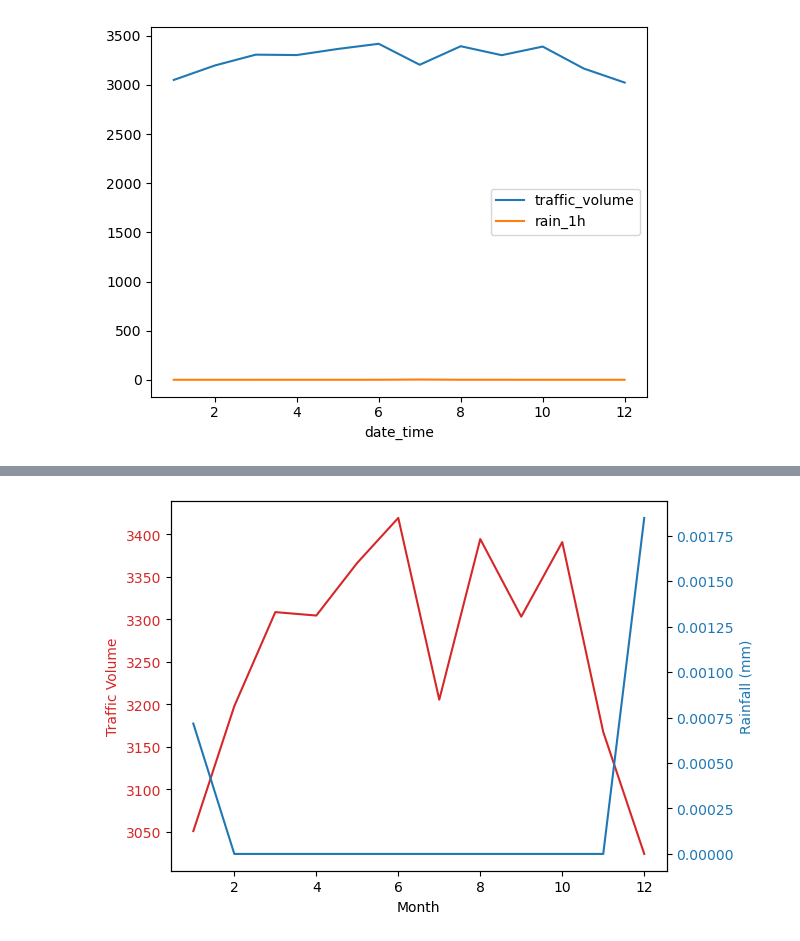
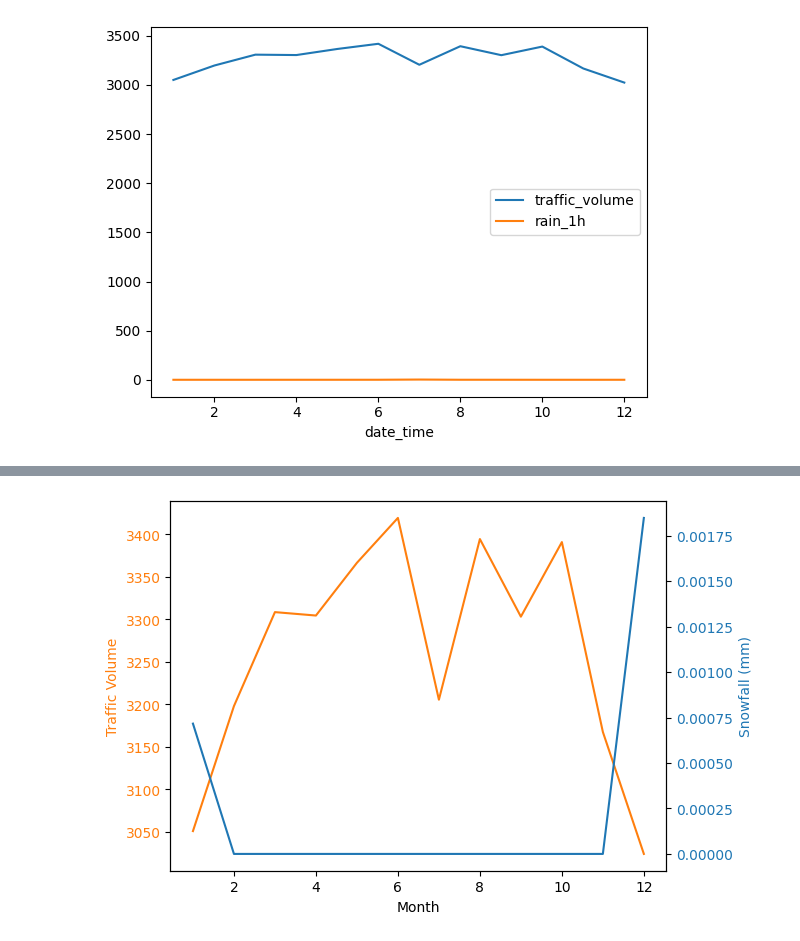
Before and after one commit to ajwilson79/traffic_volume_analysis, a Jupyter notebook: traffic_analysis.ipynb, the cells around one changed output, grey strips where cells are left out. Saved outputs shown, nothing was run; the diff lists cells and outputs as text; code cells hidden in the pictures.

```diff
--- a/traffic_analysis.ipynb
+++ b/traffic_analysis.ipynb
@@ -12,7 +12,6 @@ import matplotlib.pyplot as plt
 csv_path = "Metro_Interstate_Traffic_Volume.csv"
 # Import the CSV into a pandas DataFrame
 Traffic_Volume_df = pd.read_csv(csv_path)
-Traffic_Volume_df = pd.read_csv(csv_path)
 Traffic_Volume_df.head()
 # %% [output]
 |  | holiday | temp | rain_1h | snow_1h | clouds_all | weather_main | weather_description | date_time | ... |
@@ -163,28 +162,28 @@ plt.show()
 # %%
 
 
 
 # Grouping data by month and calculating the mean
 monthly_data = Traffic_Volume_df[['traffic_volume', 'snow_1h']].groupby(Traffic_Volume_df.index.month).mean()
 
 # Creating a plot with two different y-axes
 fig, ax1 = plt.subplots()
 
 # Plotting traffic_volume on the first y-axis
-color = 'tab:red'
+color = 'tab:orange'
 ax1.set_xlabel('Month')
 ax1.set_ylabel('Traffic Volume', color=color)
 ax1.plot(monthly_data.index, monthly_data['traffic_volume'], color=color)
 ax1.tick_params(axis='y', labelcolor=color)
 
 # Creating a second y-axis for rain_1h
 ax2 = ax1.twinx()  # instantiate a second axes that shares the same x-axis
 color = 'tab:blue'
-ax2.set_ylabel('Rainfall (mm)', color=color)  # we already handled the x-label with ax1
+ax2.set_ylabel('Snowfall (mm)', color=color)  # we already handled the x-label with ax1
 ax2.plot(monthly_data.index, monthly_data['snow_1h'], color=color)
 ax2.tick_params(axis='y', labelcolor=color)
 
 # Show the plot
 plt.show()
 # %% [output]
-[figure, old version]
+[figure, new version]
```
Also changed, not shown: parts of 8 cells of this notebook.
